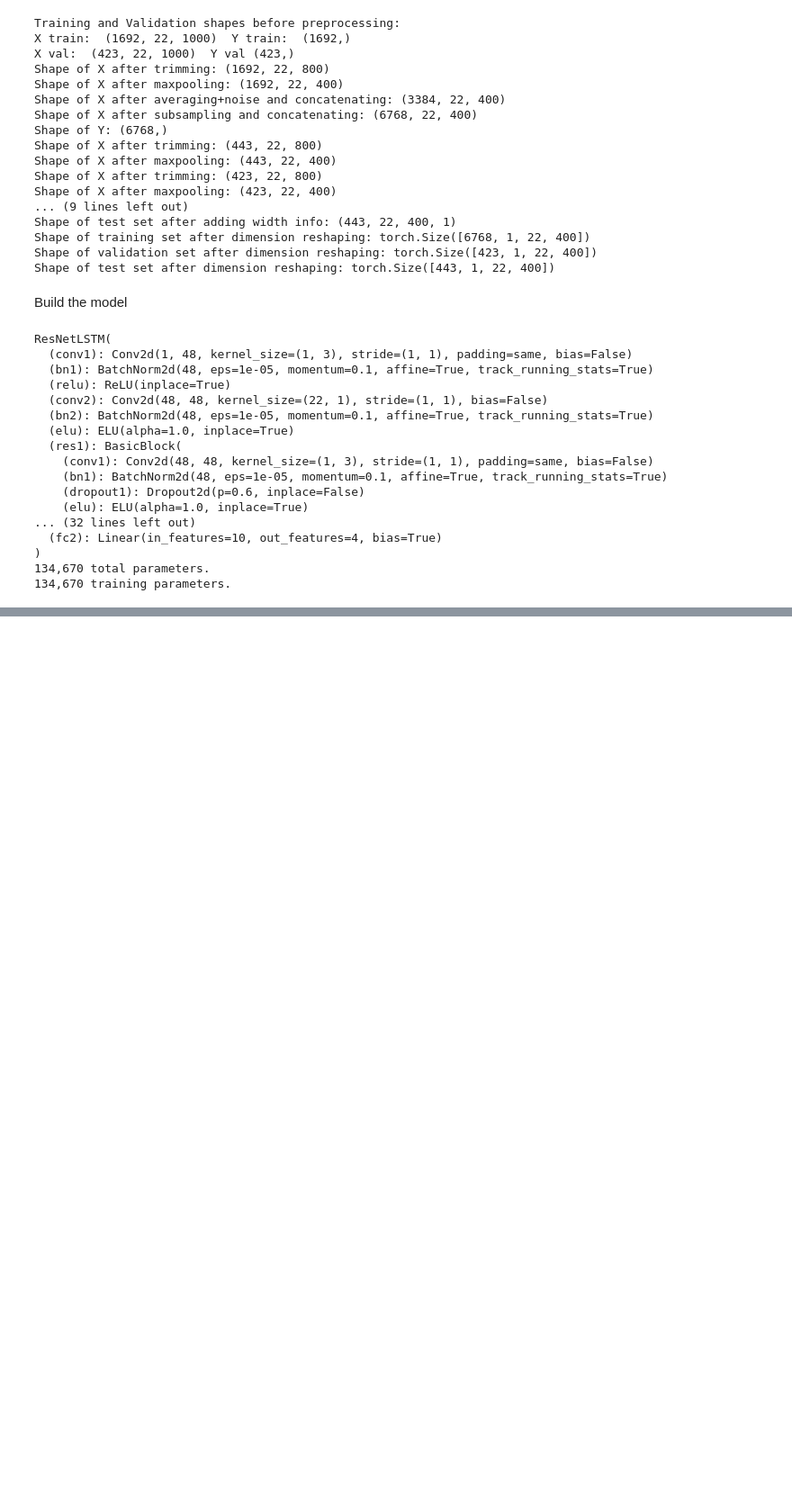
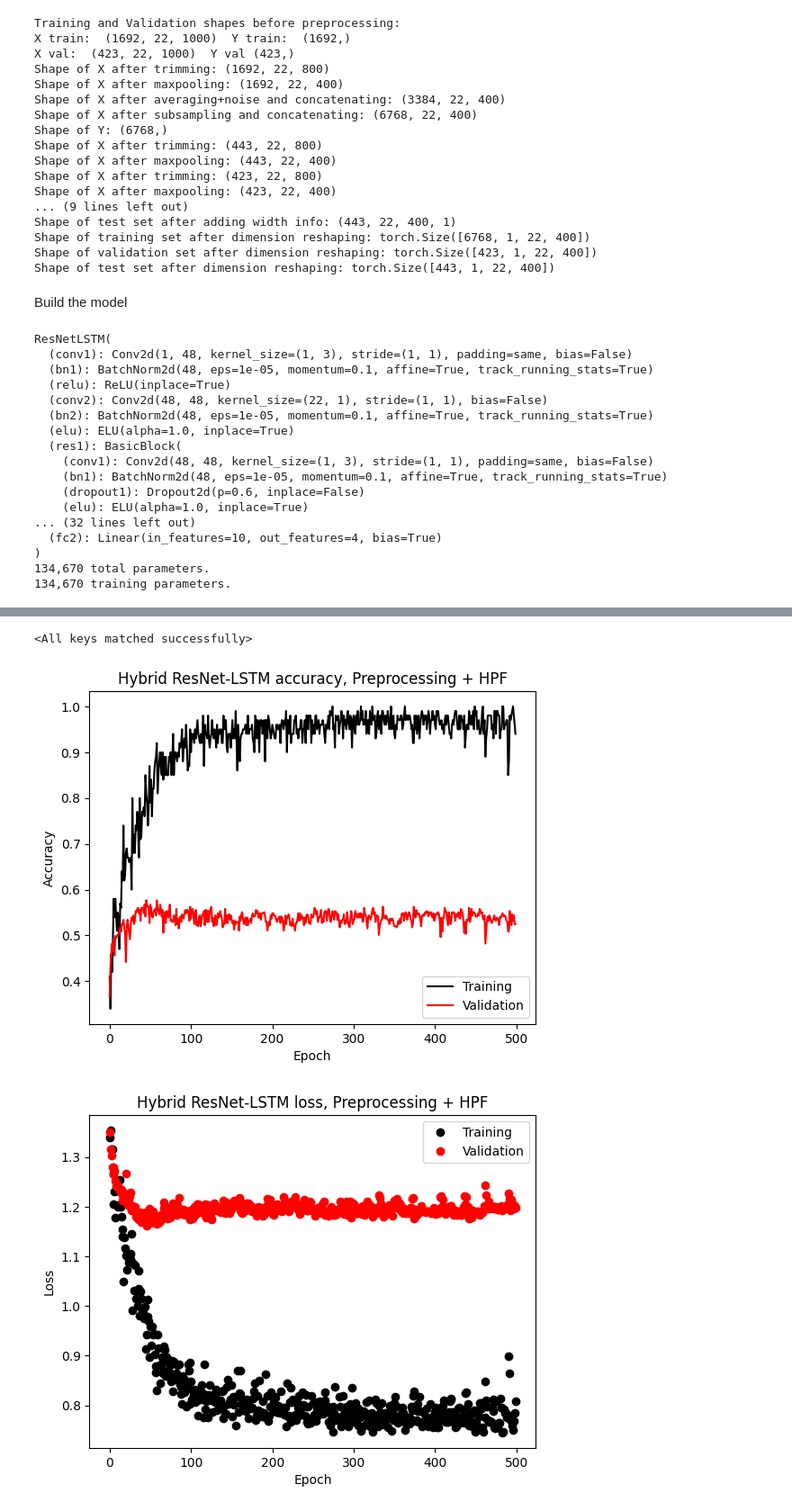
Before and after one commit to Puttaranun/CS247-Project-W24, a Jupyter notebook: ResNetLSTMV2.ipynb, the cells around one changed output, grey strips where cells are left out. Shown at 90% size. Drawn from its saved outputs; the diff is of its cells as text; code cells hidden in the pictures; blank space fills up the shorter version.

```diff
--- a/ResNetLSTMV2.ipynb
+++ b/ResNetLSTMV2.ipynb
@@ -539,0 +814,5 @@ plt.show()
+# %%
+# load best model weights
+#model2.load_state_dict(torch.load(best_model_params_path))
+best_model_params_path = '/content/drive/MyDrive/C147_Final_Project/best_model_params/best_model3_params.pt'
+model3.load_state_dict(torch.load(best_model_params_path))
@@ -539,0 +938,8 @@ plt.show()
+# %%
+#Build the model
+model4 = ResNetLSTM(img_channels=1, block=BasicBlock, num_classes=4, time_dim=int(x_train.size(3)), dropout=0.6).to(device)
+print(model4)
+total_params = sum(p.numel() for p in model4.parameters())
+print(f"{total_params:,} total parameters.")
+total_trainable_params = sum(p.numel() for p in model4.parameters() if p.requires_grad)
+print(f"{total_trainable_params:,} training parameters.")
@@ -539,0 +964,4 @@ plt.show()
+# %%
+# Choose Criterion and Optimizer
+criterion = nn.CrossEntropyLoss()
+optimizer = torch.optim.Adam(model4.parameters(), lr=0.001, weight_decay=1e-4)
@@ -539,0 +1087,27 @@ plt.show()
+# %%
+# load best model weights
+#model2.load_state_dict(torch.load(best_model_params_path))
+best_model_params_path = '/content/drive/MyDrive/C147_Final_Project/best_model_params/best_model4_params.pt'
+model4.load_state_dict(torch.load(best_model_params_path))
+# %% [output]
+<All keys matched successfully>
+# %%
+#Update arrays and titles
+plt.plot(np.arange(num_epochs),train_history_4,label='Training',color='k')
+plt.plot(np.arange(num_epochs),val_history_4,label='Validation',color='r')
+plt.title('Hybrid ResNet-LSTM accuracy, Preprocessing + HPF')
+plt.ylabel('Accuracy')
+plt.xlabel('Epoch')
+plt.legend()
+plt.show()
+
+plt.plot(np.arange(num_epochs),train_loss_hist_4,'o',label='Training',color='k')
+plt.plot(np.arange(num_epochs),val_loss_hist_4,'o',label='Validation',color='r')
+plt.title('Hybrid ResNet-LSTM loss, Preprocessing + HPF')
+plt.ylabel('Loss')
+plt.xlabel('Epoch')
+plt.legend()
+plt.show()
+# %% [output]
+[figure, added]
+[figure, added]
```
Also changed, not shown: parts of 48 cells of this notebook, 2 other files.
